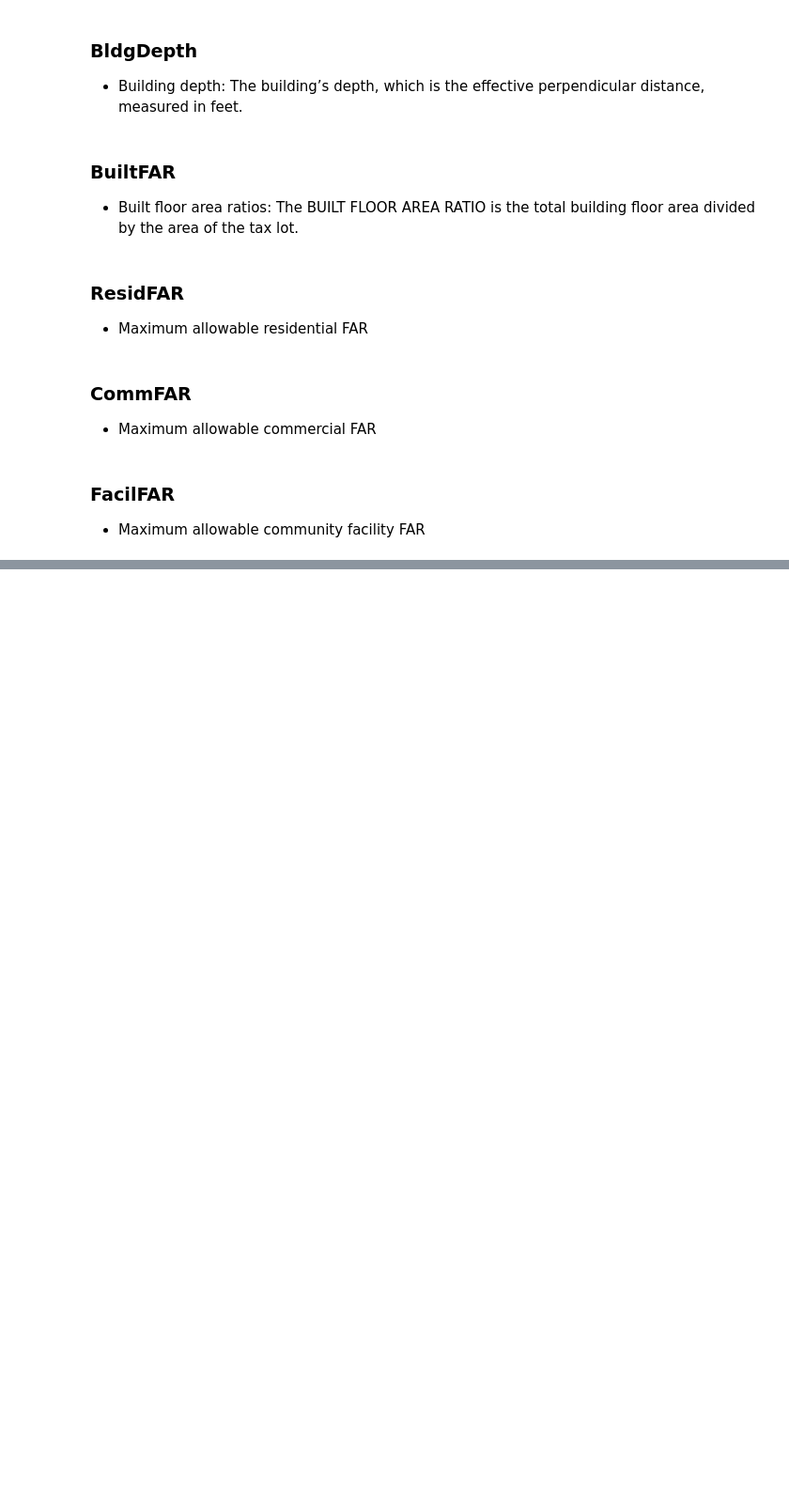
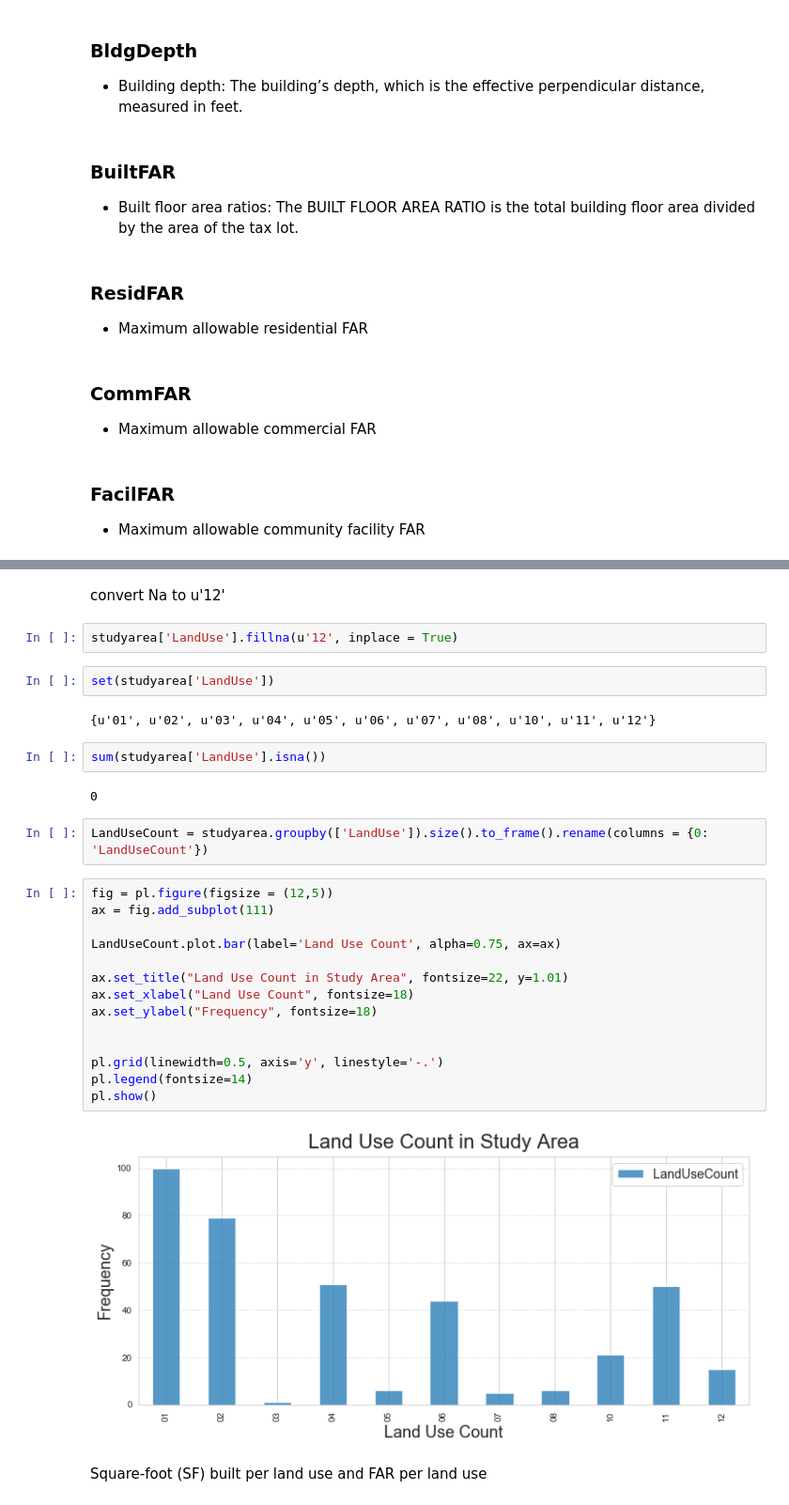
Before and after one commit to akash-y/digitalceqr, a Jupyter notebook: CHAPTER 19 - NOISE/PlutoDataCheck.ipynb, the cells around one changed output, grey strips where cells are left out. Shown at 94% size. Drawn from its saved outputs; the diff is of its cells as text; blank space fills up the shorter version.

```diff
--- a/CHAPTER 19 - NOISE/PlutoDataCheck.ipynb
+++ b/CHAPTER 19 - NOISE/PlutoDataCheck.ipynb
@@ -335,0 +371,32 @@ studyarea.head()
+# %% [markdown]
+convert Na to u'12'
+# %%
+studyarea['LandUse'].fillna(u'12', inplace = True)
+# %%
+set(studyarea['LandUse'])
+# %% [output]
+{u'01', u'02', u'03', u'04', u'05', u'06', u'07', u'08', u'10', u'11', u'12'}
+# %%
+sum(studyarea['LandUse'].isna())
+# %% [output]
+0
+# %%
+LandUseCount = studyarea.groupby(['LandUse']).size().to_frame().rename(columns = {0: 'LandUseCount'})
+# %%
+fig = pl.figure(figsize = (12,5))
+ax = fig.add_subplot(111)
+
+LandUseCount.plot.bar(label='Land Use Count', alpha=0.75, ax=ax)
+
+ax.set_title("Land Use Count in Study Area", fontsize=22, y=1.01)
+ax.set_xlabel("Land Use Count", fontsize=18)
+ax.set_ylabel("Frequency", fontsize=18)
+
+
+pl.grid(linewidth=0.5, axis='y', linestyle='-.')
+pl.legend(fontsize=14)
+pl.show()
+# %% [output]
+[figure, added]
+# %% [markdown]
+Square-foot (SF) built per land use and FAR per land use
```
Also changed, not shown: parts of 66 cells of this notebook.
